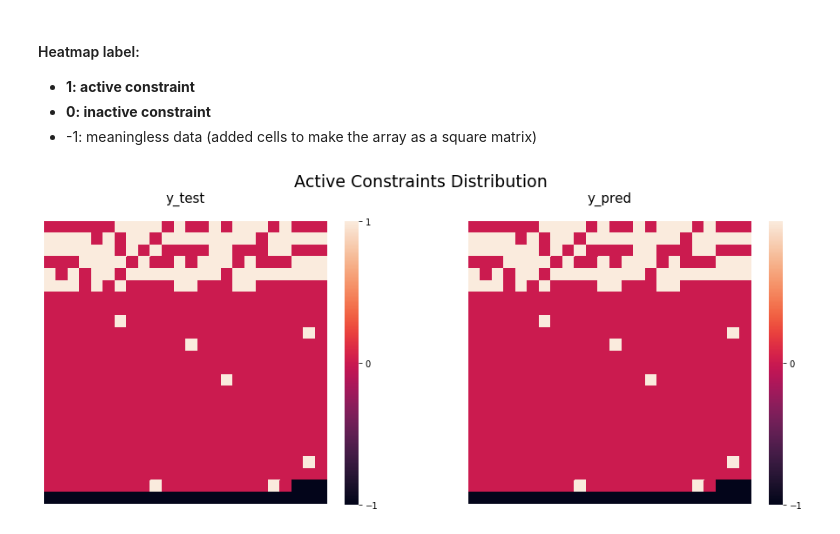
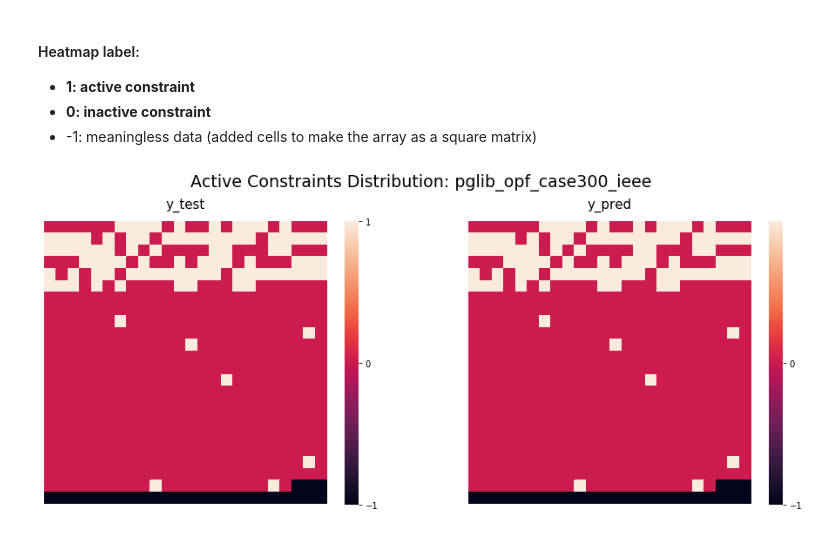
Before and after one commit to jhyun0919/Project_EE394V_SPR2020, a Jupyter notebook: codes/experiments/2. Classifier NNs.ipynb, the cells around one changed output. Saved outputs shown, nothing was run; the diff lists cells and outputs as text; code cells hidden in the pictures.

```diff
--- a/codes/experiments/2. Classifier NNs.ipynb
+++ b/codes/experiments/2. Classifier NNs.ipynb
@@ -112,7 +113,7 @@ model.compile(
     # Loss function to minimize
     loss=keras.losses.BinaryCrossentropy(),
     # List of metrics to monitor
-    metrics=['accuracy'])
+    metrics=['binary_accuracy', 'binary_crossentropy'])
 # %%
 # Define the Keras TensorBoard callback.
 logdir="logs/fit/" + datetime.now().strftime("%Y%m%d-%H%M%S")
@@ -144,7 +145,7 @@ print('> Fit model on training data')
 history = model.fit(
     x_train,
     y_train,
-    batch_size=32,
+    batch_size=128,
     epochs=5,
     validation_data=(x_val, y_val),
     callbacks=[tensorboard_callback])
@@ -212,15 +219,15 @@ def result_reshape(data):
     return reshaped_data
 
 
-def test_vs_pred(y_test, y_pred, data_idx):
+def test_vs_pred(y_test, y_pred, data_idx, test_case):
     y_test_reshaped = result_reshape(y_test[data_idx])
     y_pred_reshaped = result_reshape(y_pred[data_idx])
 
     fig, axes = plt.subplots(nrows=1, ncols=2, figsize=(16, 8))
 
-    fig.suptitle('Active Constraints Distribution', size=19, y=0.88)
-    axes[0].set_title('y_test', size=15, y=1.05)
-    axes[1].set_title('y_pred', size=15, y=1.05)
+    fig.suptitle('Active Constraints Distribution: ' + test_case.split('.')[0], size=19, y=0.88)
+    axes[0].set_title('y_test', size=15, y=1.03)
+    axes[1].set_title('y_pred', size=15, y=1.03)
 
     sns.heatmap(y_test_reshaped,
                 xticklabels=False,
@@ -236,14 +243,17 @@ def test_vs_pred(y_test, y_pred, data_idx):
                 square=True,
                 ax=axes[1])
 
-    plt.show()
+    fig.show()
+    file_dir = path.join('./figures/', test_case.split('.')[0] + '.png')
+    fig.savefig(file_dir, format='png')
 # %% [markdown]
 #### Heatmap label:
 - **1: active constraint**
 - **0: inactive constraint**
 - -1: meaningless data (added cells to make the array as a square matrix)
 # %%
-data_idx = 5
-test_vs_pred(y_test, y_pred, data_idx)
+data_idx = 55
+
+test_vs_pred(y_test, y_pred, data_idx, test_cases[case_idx])
 # %% [output]
-[figure, old version]
+[figure, new version]
```
Also changed, not shown: parts of 6 cells of this notebook, 1 other file.
